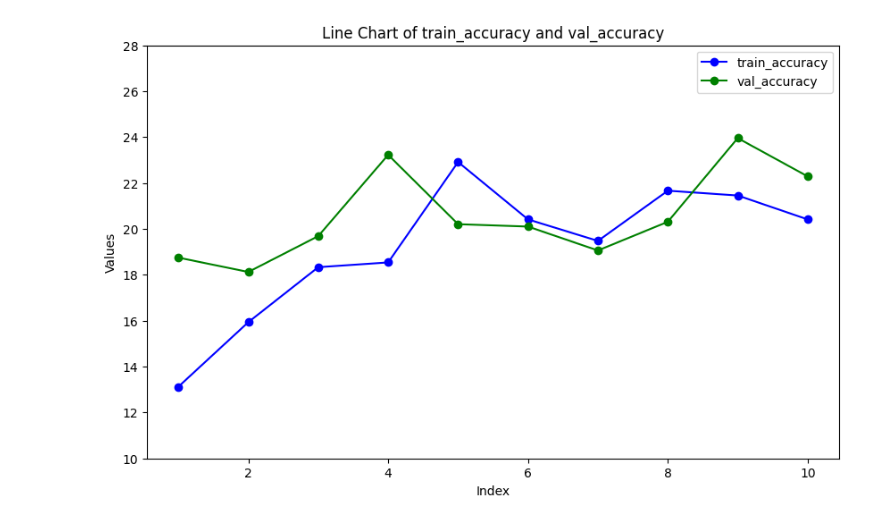
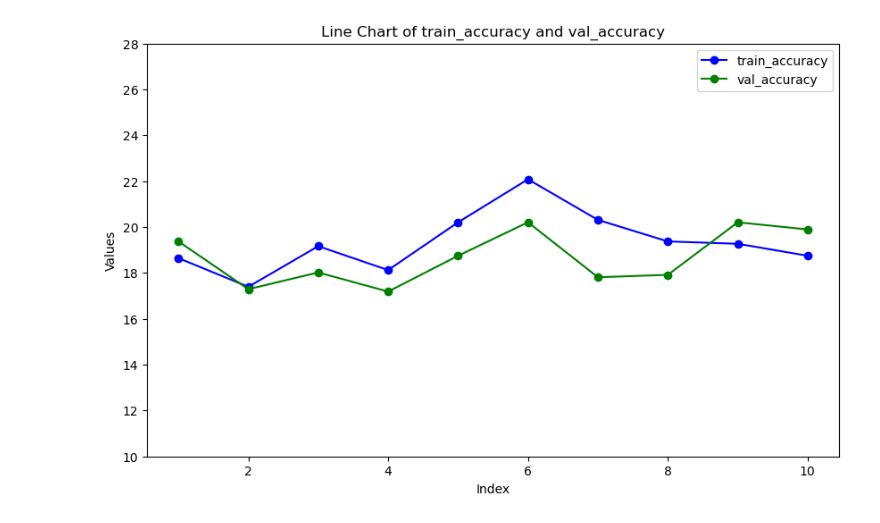
Before and after one commit to SSS-192858/VQA_FinalProject, a Jupyter notebook: PlottingCode.ipynb, the cells around one changed output. Cells and saved outputs as stored; diff of their text form; code cells hidden in the pictures.

Commit message:
plot

```diff
--- a/PlottingCode.ipynb
+++ b/PlottingCode.ipynb
@@ -112,4 +112,4 @@ df
 # %%
-codeToPlot(df, 'train_accuracy', 'val_accuracy', 'accuracy_plot_WithoutCOTRM.png')
+codeToPlot(df, 'train_accuracy', 'val_accuracy', 'accuracy_plot_WithCoTRM_noViTBERT.png')
 # %% [output]
-[figure, old version]
+[figure, new version]
```
Also changed, not shown: parts of 1 cell of this notebook, 1 other file.
